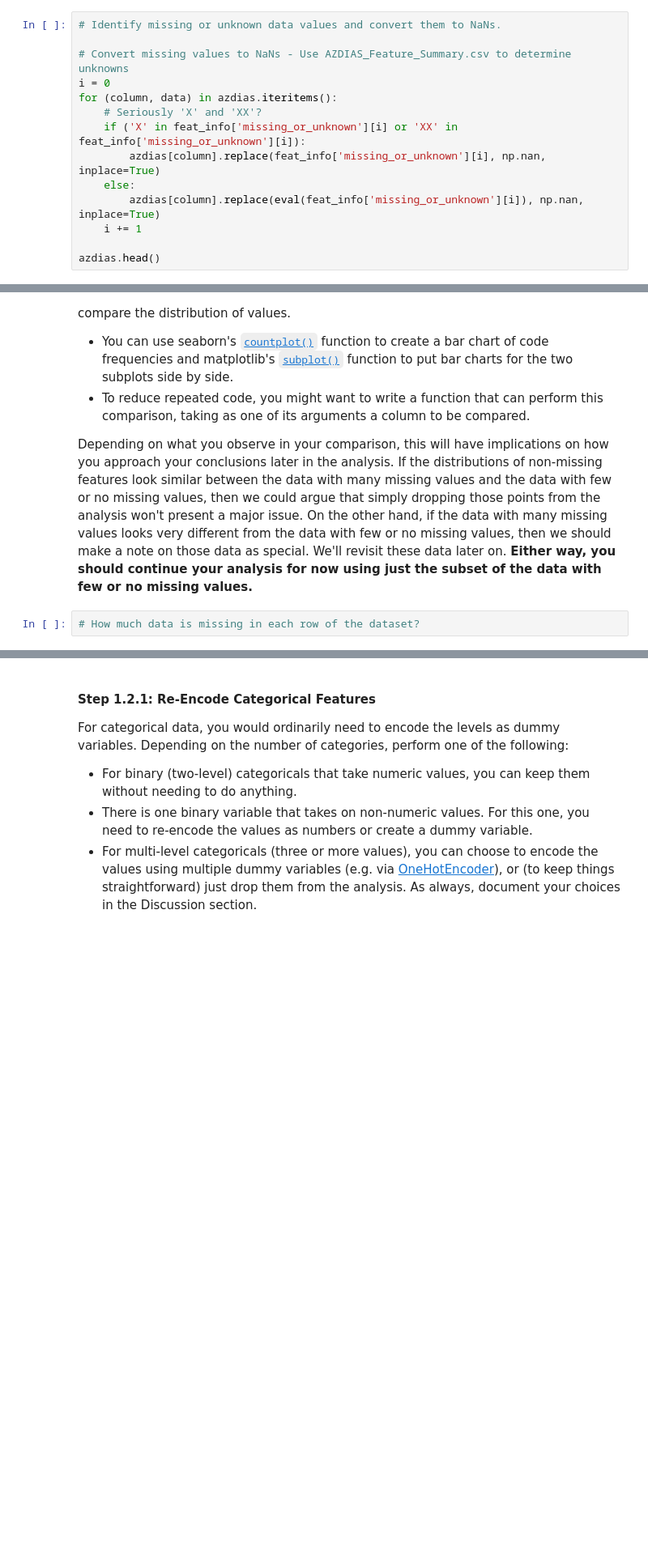
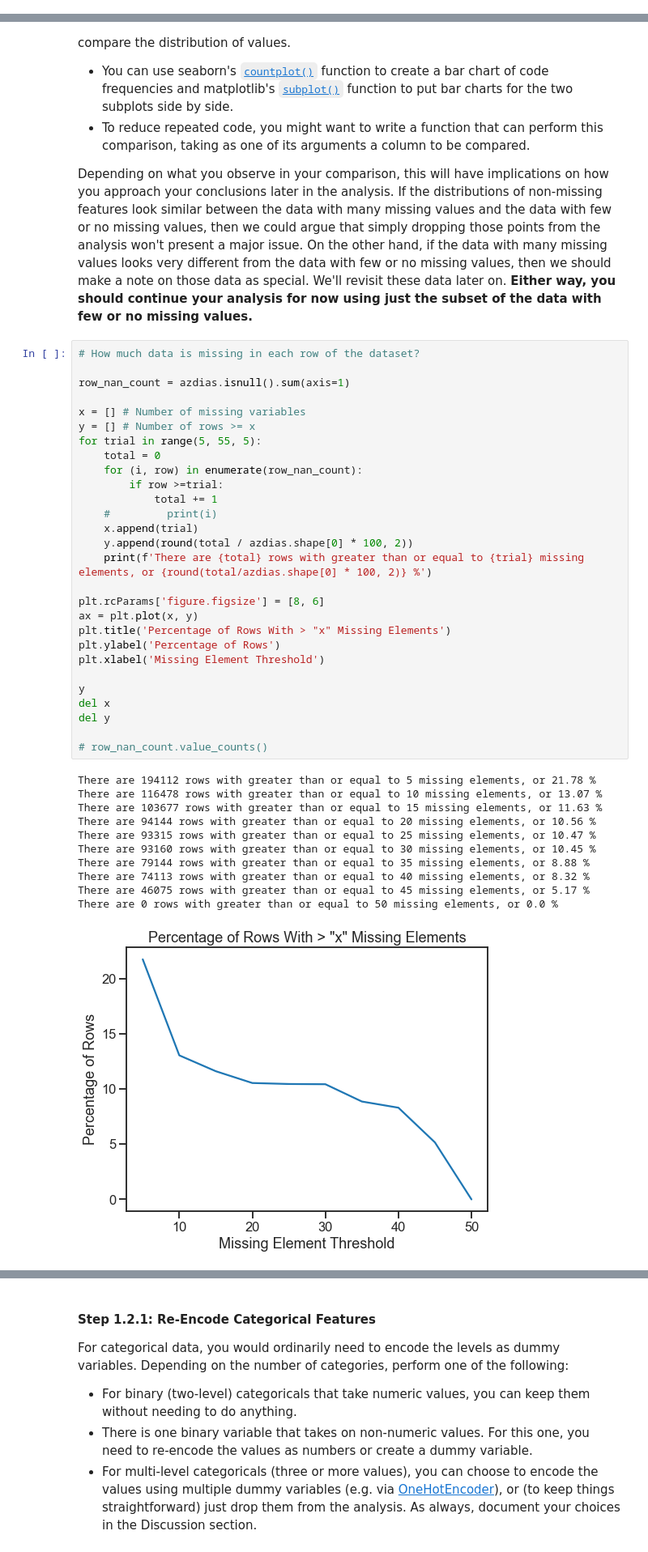
Before and after one commit to tom-itl/Machine_Learning, a Jupyter notebook: Identify_Customer_Segments.ipynb, the cells around one changed output, grey strips where cells are left out. Shown at 81% size. Saved outputs shown, nothing was run; the diff lists cells and outputs as text; blank space fills up the shorter version.

```diff
--- a/Identify_Customer_Segments.ipynb
+++ b/Identify_Customer_Segments.ipynb
@@ -174,14 +239,0 @@ The fourth column of the feature attributes summary (loaded in above as `feat_in
-# %%
-# Identify missing or unknown data values and convert them to NaNs.
-
-# Convert missing values to NaNs - Use AZDIAS_Feature_Summary.csv to determine unknowns
-i = 0
-for (column, data) in azdias.iteritems():
-    # Seriously 'X' and 'XX'?
-    if ('X' in feat_info['missing_or_unknown'][i] or 'XX' in feat_info['missing_or_unknown'][i]):
-        azdias[column].replace(feat_info['missing_or_unknown'][i], np.nan, inplace=True)
-    else:
-        azdias[column].replace(eval(feat_info['missing_or_unknown'][i]), np.nan, inplace=True)
-    i += 1
-
-azdias.head()
@@ -284,5 +272,43 @@ In order to know what to do with the outlier rows, we should see if the distribu
 - To reduce repeated code, you might want to write a function that can perform this comparison, taking as one of its arguments a column to be compared.
 
 Depending on what you observe in your comparison, this will have implications on how you approach your conclusions later in the analysis. If the distributions of non-missing features look similar between the data with many missing values and the data with few or no missing values, then we could argue that simply dropping those points from the analysis won't present a major issue. On the other hand, if the data with many missing values looks very different from the data with few or no missing values, then we should make a note on those data as special. We'll revisit these data later on. **Either way, you should continue your analysis for now using just the subset of the data with few or no missing values.**
-# %%
-# How much data is missing in each row of the dataset?
+# %%
+# How much data is missing in each row of the dataset?
+
+row_nan_count = azdias.isnull().sum(axis=1)
+
+x = [] # Number of missing variables
+y = [] # Number of rows >= x
+for trial in range(5, 55, 5):
+    total = 0
+    for (i, row) in enumerate(row_nan_count):
+        if row >=trial:
+            total += 1
+    #         print(i)
+    x.append(trial)
+    y.append(round(total / azdias.shape[0] * 100, 2))
+    print(f'There are {total} rows with greater than or equal to {trial} missing elements, or {round(total/azdias.shape[0] * 100, 2)} %')
+
+plt.rcParams['figure.figsize'] = [8, 6]
+ax = plt.plot(x, y)
+plt.title('Percentage of Rows With > "x" Missing Elements')
+plt.ylabel('Percentage of Rows')
+plt.xlabel('Missing Element Threshold')
+
+y
+del x
+del y
+
+# row_nan_count.value_counts()
+# %% [output]
+There are 194112 rows with greater than or equal to 5 missing elements, or 21.78 %
+There are 116478 rows with greater than or equal to 10 missing elements, or 13.07 %
+There are 103677 rows with greater than or equal to 15 missing elements, or 11.63 %
+There are 94144 rows with greater than or equal to 20 missing elements, or 10.56 %
+There are 93315 rows with greater than or equal to 25 missing elements, or 10.47 %
+There are 93160 rows with greater than or equal to 30 missing elements, or 10.45 %
+There are 79144 rows with greater than or equal to 35 missing elements, or 8.88 %
+There are 74113 rows with greater than or equal to 40 missing elements, or 8.32 %
+There are 46075 rows with greater than or equal to 45 missing elements, or 5.17 %
+There are 0 rows with greater than or equal to 50 missing elements, or 0.0 %
+[figure, added]
```
Also changed, not shown: parts of 94 cells of this notebook.
